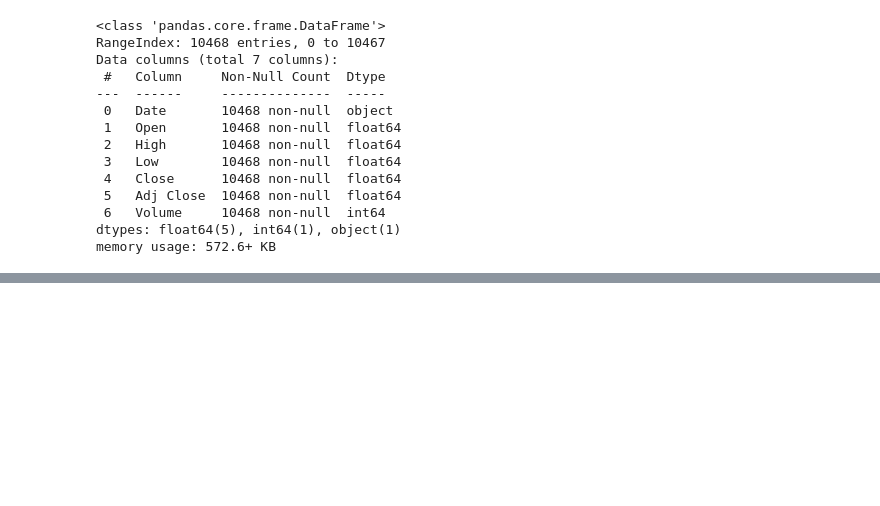
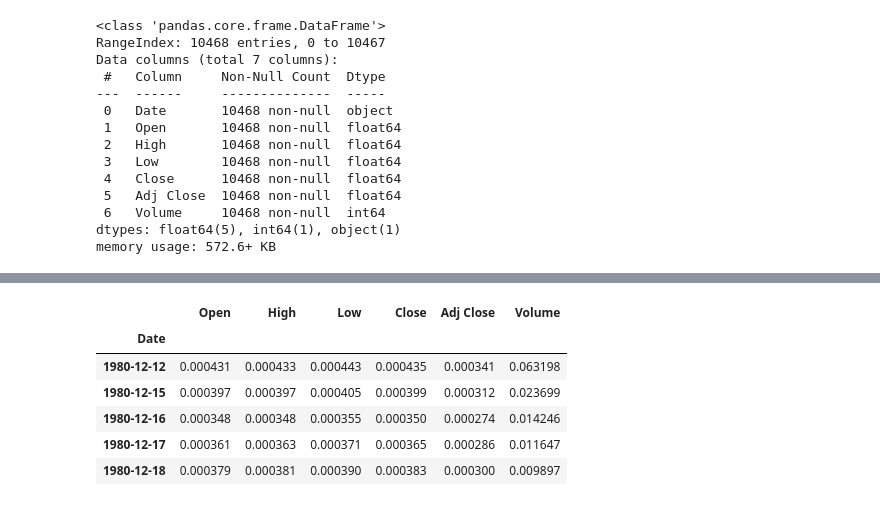
Before and after one commit to sha2992/Time-Series-Forecasting, a Jupyter notebook: Apple Stock Price Forecast with LSTM.ipynb, the cells around one changed output, grey strips where cells are left out. Drawn from its saved outputs; the diff is of its cells as text; code cells hidden in the pictures; blank space fills up the shorter version.

```diff
--- a/Apple Stock Price Forecast with LSTM.ipynb
+++ b/Apple Stock Price Forecast with LSTM.ipynb
@@ -54,0 +88,10 @@ df['Date']=pd.to_datetime(df['Date'])
+# %%
+df_scaled.head()
+# %% [output]
+|  | Open | High | Low | Close | Adj Close | Volume |
+| Date |  |  |  |  |  |  |
+| 1980-12-12 | 0.000431 | 0.000433 | 0.000443 | 0.000435 | 0.000341 | 0.063198 |
+| 1980-12-15 | 0.000397 | 0.000397 | 0.000405 | 0.000399 | 0.000312 | 0.023699 |
+| 1980-12-16 | 0.000348 | 0.000348 | 0.000355 | 0.000350 | 0.000274 | 0.014246 |
+| 1980-12-17 | 0.000361 | 0.000363 | 0.000371 | 0.000365 | 0.000286 | 0.011647 |
+| 1980-12-18 | 0.000379 | 0.000381 | 0.000390 | 0.000383 | 0.000300 | 0.009897 |
```
Also changed, not shown: parts of 9 cells of this notebook.
